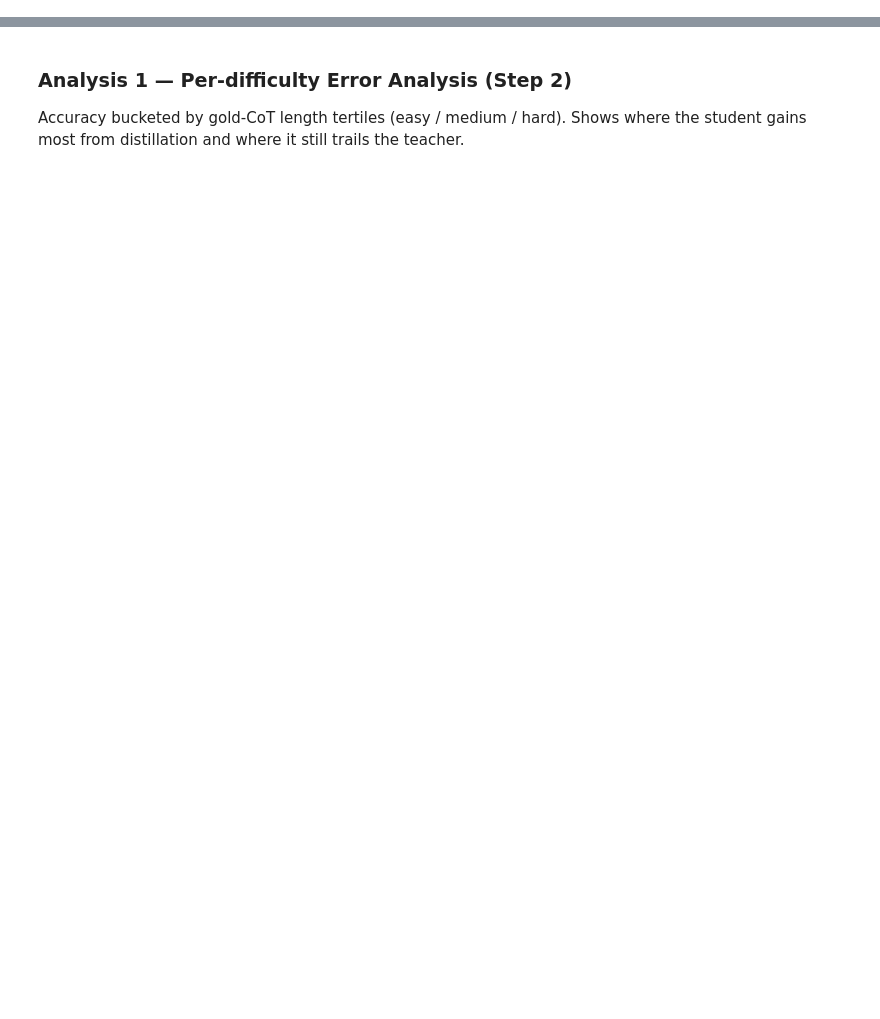
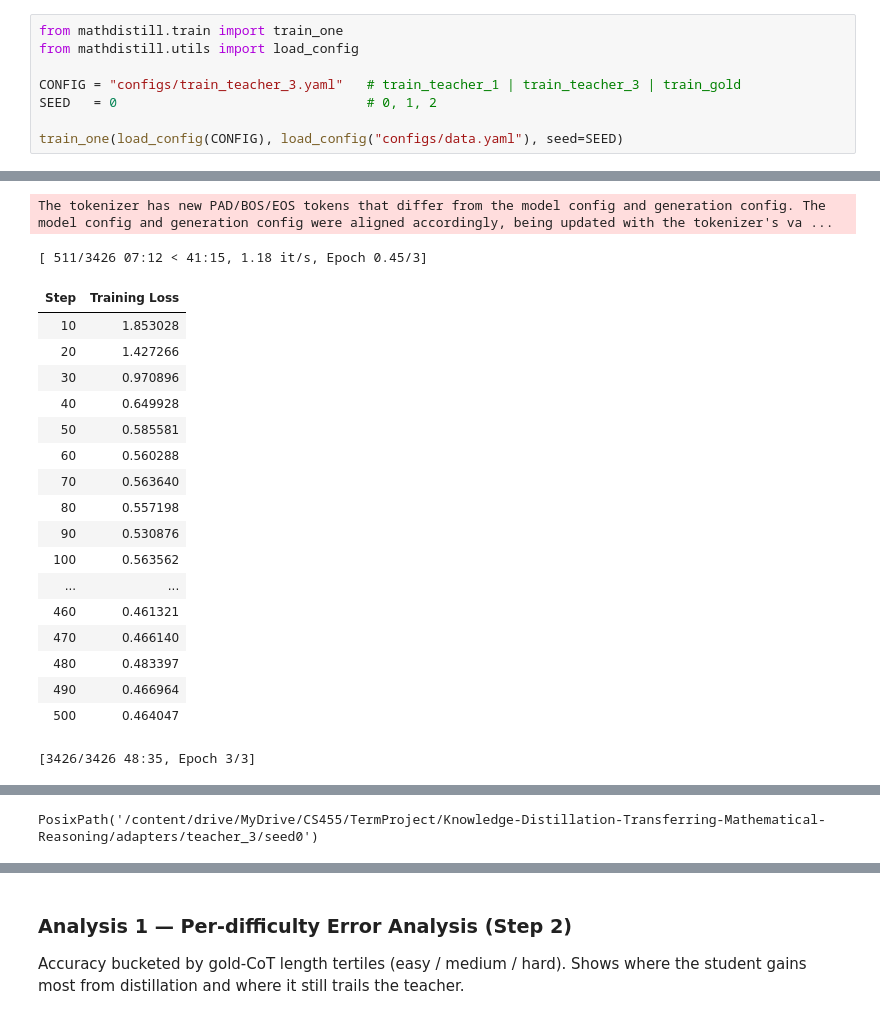
Before and after one commit to alikumral/Knowledge-Distillation-Transferring-Mathematical-Reasoning, a Jupyter notebook: project.ipynb, the cells around one changed output, grey strips where cells are left out. Cells and saved outputs as stored; diff of their text form; blank space fills up the shorter version.

```diff
--- a/project.ipynb
+++ b/project.ipynb
@@ -267,0 +296,9 @@ print("\nData loaded — ready for analysis cells below.")
+# %%
+from mathdistill.train import train_one
+from mathdistill.utils import load_config
+
+CONFIG = "configs/train_teacher_3.yaml"   # train_teacher_1 | train_teacher_3 | train_gold
+SEED   = 0                                # 0, 1, 2
+
+train_one(load_config(CONFIG), load_config("configs/data.yaml"), seed=SEED)
+# %% [output]
@@ -267,0 +314,20 @@ print("\nData loaded — ready for analysis cells below.")
+The tokenizer has new PAD/BOS/EOS tokens that differ from the model config and generation config. The model config and generation config were aligned accordingly, being updated with the tokenizer's va ...
+[ 511/3426 07:12 < 41:15, 1.18 it/s, Epoch 0.45/3]
+| Step | Training Loss |
+| 10 | 1.853028 |
+| 20 | 1.427266 |
+| 30 | 0.970896 |
+| 40 | 0.649928 |
+| 50 | 0.585581 |
+| 60 | 0.560288 |
+| 70 | 0.563640 |
+| 80 | 0.557198 |
+| 90 | 0.530876 |
+| 100 | 0.563562 |
+| ... | ... |
+| 460 | 0.461321 |
+| 470 | 0.466140 |
+| 480 | 0.483397 |
+| 490 | 0.466964 |
+| 500 | 0.464047 |
+[3426/3426 48:35, Epoch 3/3]
@@ -267,0 +353 @@ print("\nData loaded — ready for analysis cells below.")
+PosixPath('/content/drive/MyDrive/CS455/TermProject/Knowledge-Distillation-Transferring-Mathematical-Reasoning/adapters/teacher_3/seed0')
```
Also changed, not shown: parts of 49 cells of this notebook.
